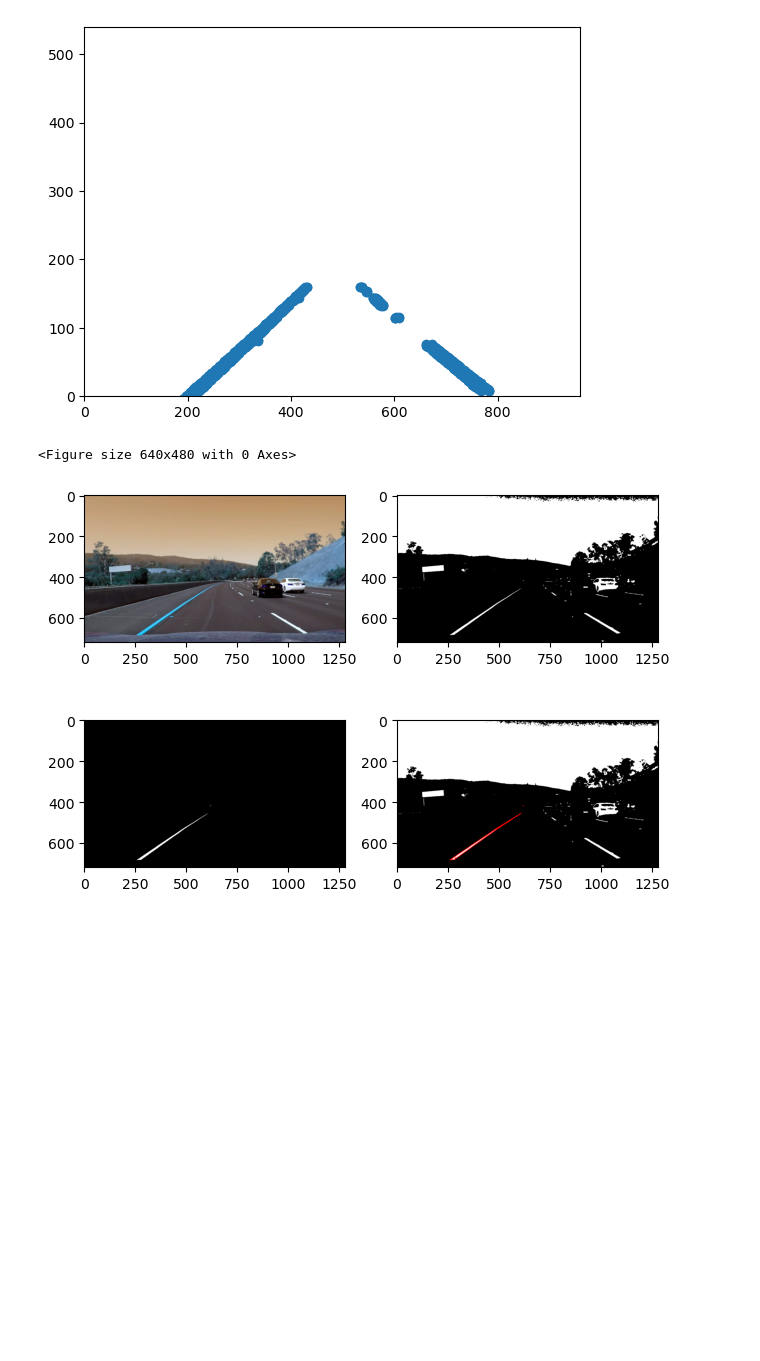
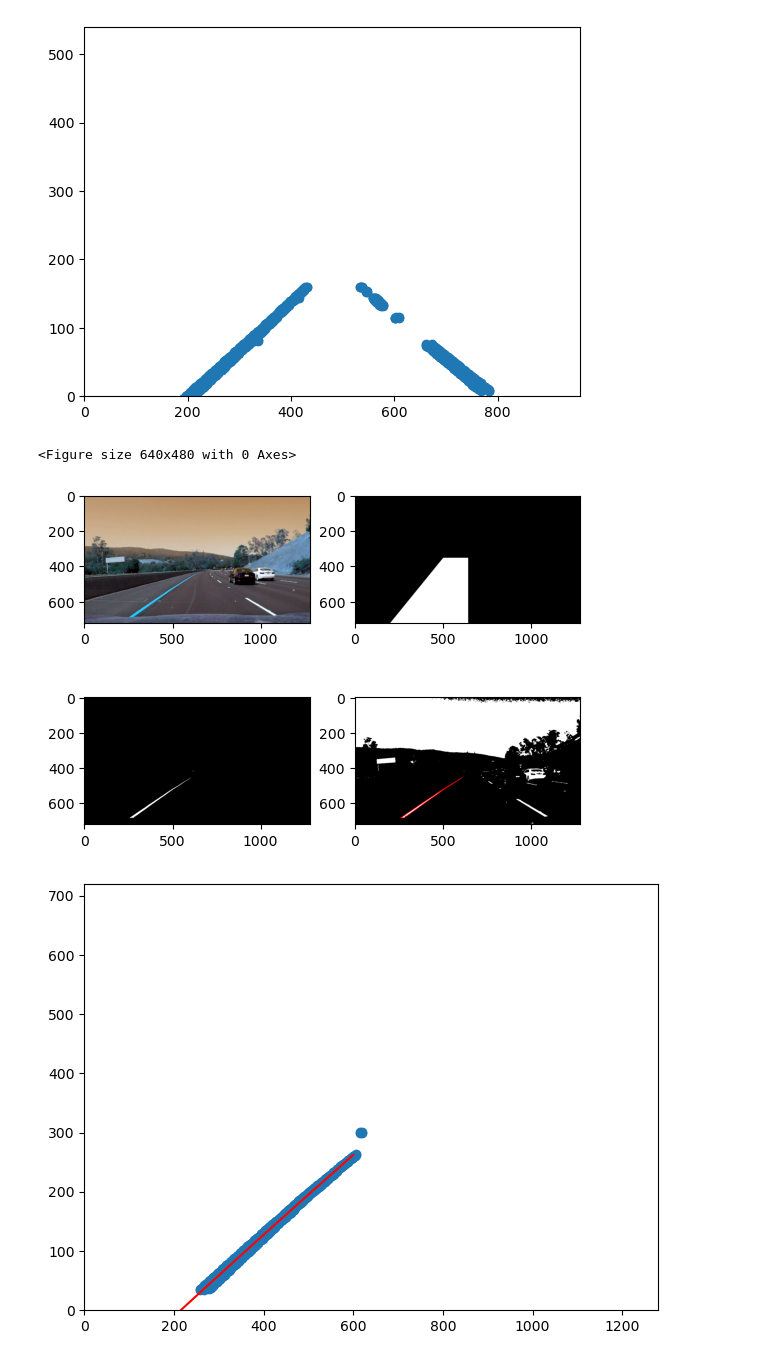
Before and after one commit to balabala789654/Opencv, a Jupyter notebook: fit.ipynb, the cells around one changed output. Drawn from its saved outputs; the diff is of its cells as text; code cells hidden in the pictures; blank space fills up the shorter version.

```diff
--- a/fit.ipynb
+++ b/fit.ipynb
@@ -76,31 +76,52 @@ d:\Workspace\Opencv\Numpy_learn\picture\lane.jpg
 # %%
 path = os.getcwd()
 video_path = os.path.join(path, "picture", "cv2_curve.mp4")
 video = cv2.VideoCapture(video_path)
 ret, frame = video.read()
 img_blur = cv2.GaussianBlur(frame, [5, 5], 1)
 img_gray = cv2.cvtColor(img_blur, cv2.COLOR_RGB2GRAY)
 ret, img_thr = cv2.threshold(img_gray, 150, 255, cv2.THRESH_BINARY)
 img_black = np.zeros((frame.shape[0], frame.shape[1]), np.uint8)
 points = np.array([[500, 350], [int(frame.shape[1]/2), 350], [int(frame.shape[1]/2), frame.shape[0]], [200, frame.shape[0]]])
 img_mask = cv2.fillPoly(img_black, [points], [255])
 img_bit_add = cv2.bitwise_and(img_thr, img_thr,mask=img_mask)
 img_thr_to_RGB = cv2.cvtColor(img_thr, cv2.COLOR_GRAY2BGR)
 
 contours, n = cv2.findContours(img_bit_add, cv2.RETR_TREE, cv2.CHAIN_APPROX_SIMPLE)
 cv2.drawContours(img_thr_to_RGB, contours, -1, (255, 0, 0), 2)
 
+contour_x = []
+contour_y = []
+
+for contour in contours:
+    for con in contour:
+        # print(con[0,0])
+        contour_x.append(con[0,0])
+        contour_y.append(con[0,1])
+# print(contour)
+contour_y_output = [frame.shape[0] - x for x in contour_y]
+
+x = np.linspace(200, 600, 100)
+fit_out = np.polyfit(contour_x, contour_y_output, 2)
+p = np.poly1d(fit_out)
+y_fit = p(x)
+
 plt.figure(1)
 fig, ((img1, img2), (img3, img4)) = plt.subplots(2, 2)
 img1.imshow(frame, cmap=None)
-img2.imshow(img_thr, cmap='gray')
+img2.imshow(img_mask, cmap='gray')
 img3.imshow(img_bit_add, cmap="gray")
 img4.imshow(img_thr_to_RGB, cmap='gray')
+plt.show()
 
 plt.figure(2)
-
+plt.scatter(contour_x, contour_y_output)
+plt.plot(x, y_fit, 'red')
+plt.xlim(0, frame.shape[1])
+plt.ylim(0, frame.shape[0])
 plt.tight_layout()
 plt.show()
 # %% [output]
 <Figure size 640x480 with 0 Axes>
-[figure, old version]
+[figure, new version]
+[figure, added]
```
Also changed, not shown: parts of 2 cells of this notebook.
